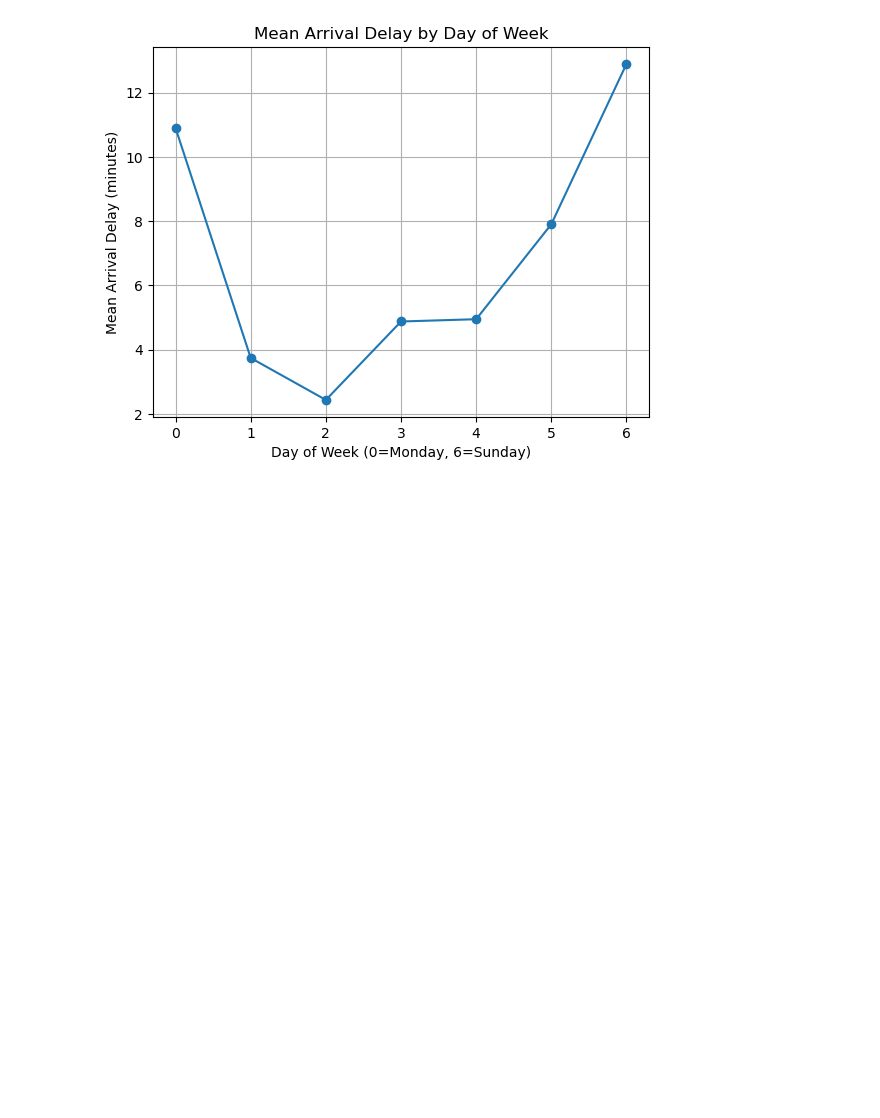
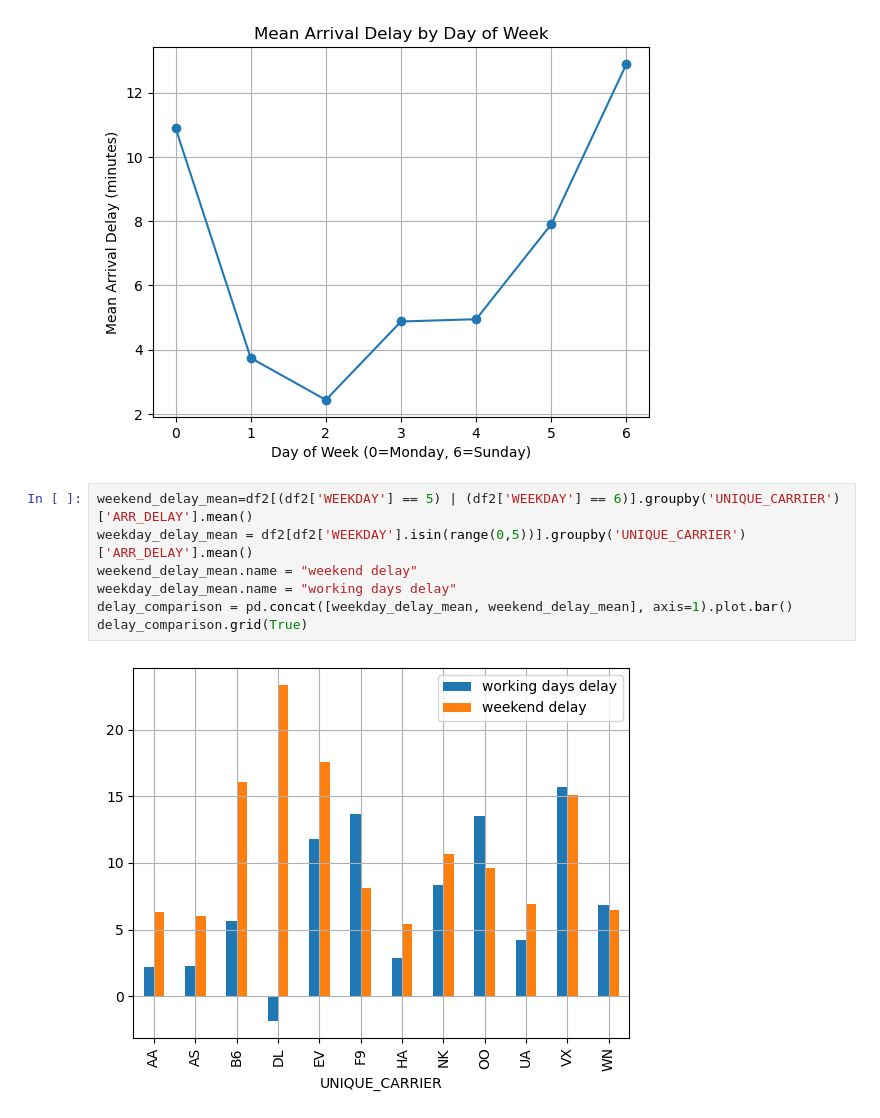
Before and after one commit to giorgiozoccatelli/DSML-LAB, a Jupyter notebook: Lab02/Lab02.ipynb, the cells around one changed output. Saved outputs shown, nothing was run; the diff lists cells and outputs as text; blank space fills up the shorter version.

```diff
--- a/Lab02/Untitled.ipynb
+++ b/Lab02/Lab02.ipynb
@@ -240,3 +236,12 @@ plt.grid(True)
 plt.show()
 # %% [output]
 [figure]
+# %%
+weekend_delay_mean=df2[(df2['WEEKDAY'] == 5) | (df2['WEEKDAY'] == 6)].groupby('UNIQUE_CARRIER')['ARR_DELAY'].mean()
+weekday_delay_mean = df2[df2['WEEKDAY'].isin(range(0,5))].groupby('UNIQUE_CARRIER')['ARR_DELAY'].mean()
+weekend_delay_mean.name = "weekend delay"
+weekday_delay_mean.name = "working days delay"
+delay_comparison = pd.concat([weekday_delay_mean, weekend_delay_mean], axis=1).plot.bar()
+delay_comparison.grid(True)
+# %% [output]
+[figure, added]
```
Also changed, not shown: parts of 9 cells of this notebook.
